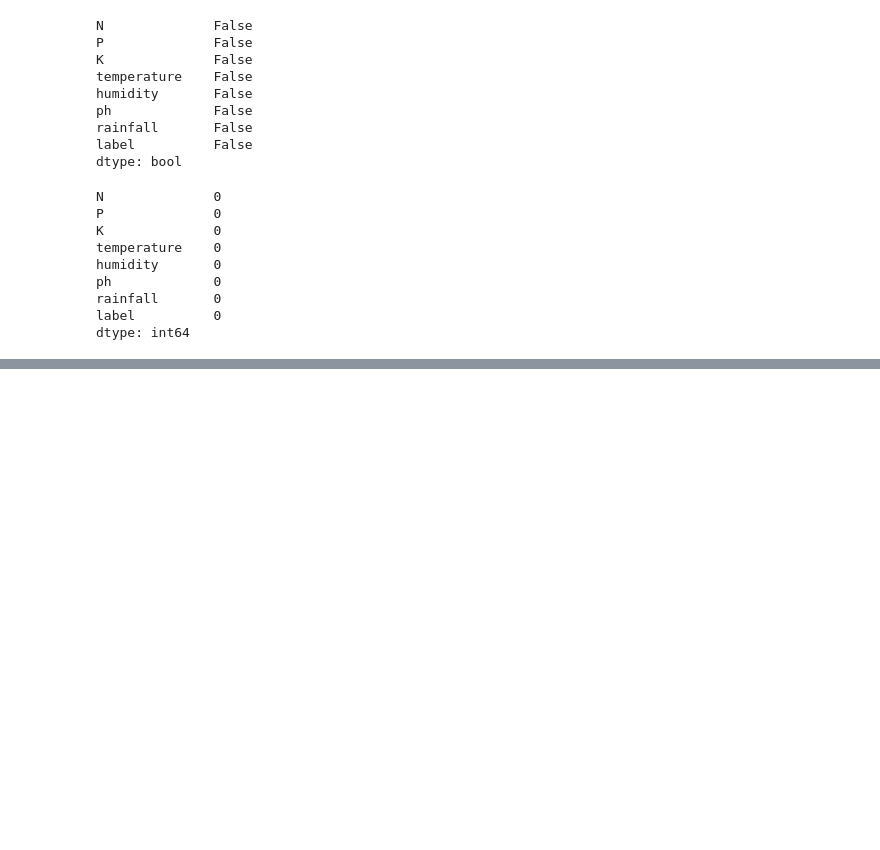
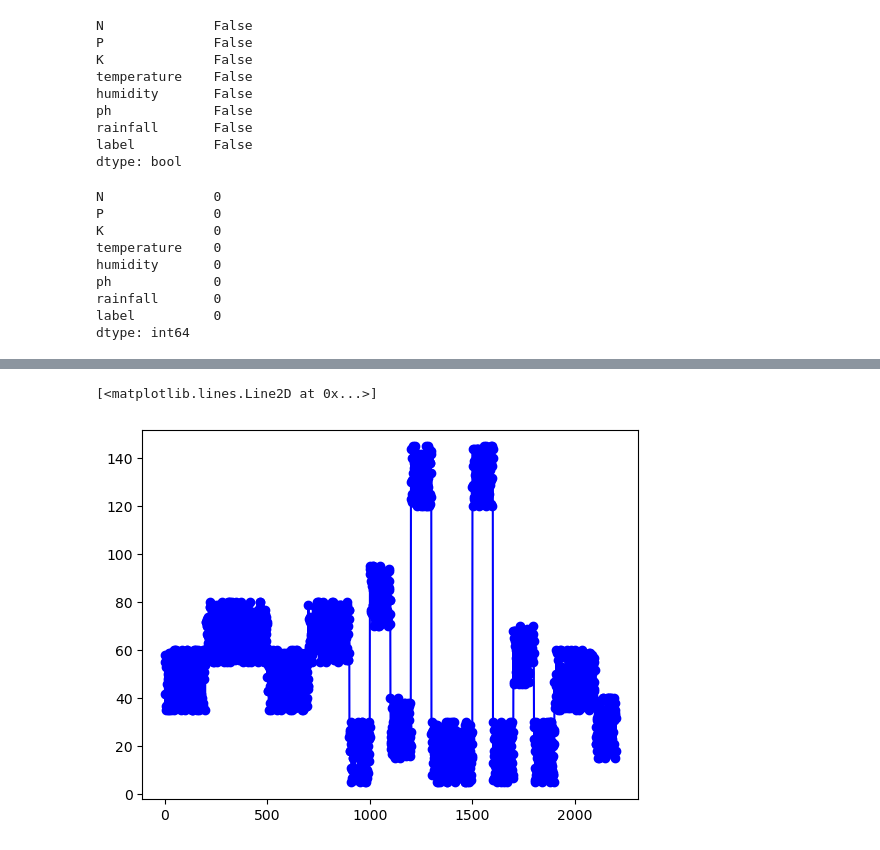
Before and after one commit to AhmedKiser/CSE-299-Project, a Jupyter notebook: Crop_Prediction.ipynb, the cells around one changed output, grey strips where cells are left out. Cells and saved outputs as stored; diff of their text form; code cells hidden in the pictures; blank space fills up the shorter version.

```diff
--- a/Crop_Prediction.ipynb
+++ b/Crop_Prediction.ipynb
@@ -69,0 +113,5 @@ dtype: int64
+# %%
+plt.plot(p, marker = 'o', color = 'b')
+# %% [output]
+[<matplotlib.lines.Line2D at 0x...>]
+[figure, added]
```
Also changed, not shown: parts of 11 cells of this notebook, 1 other file.
